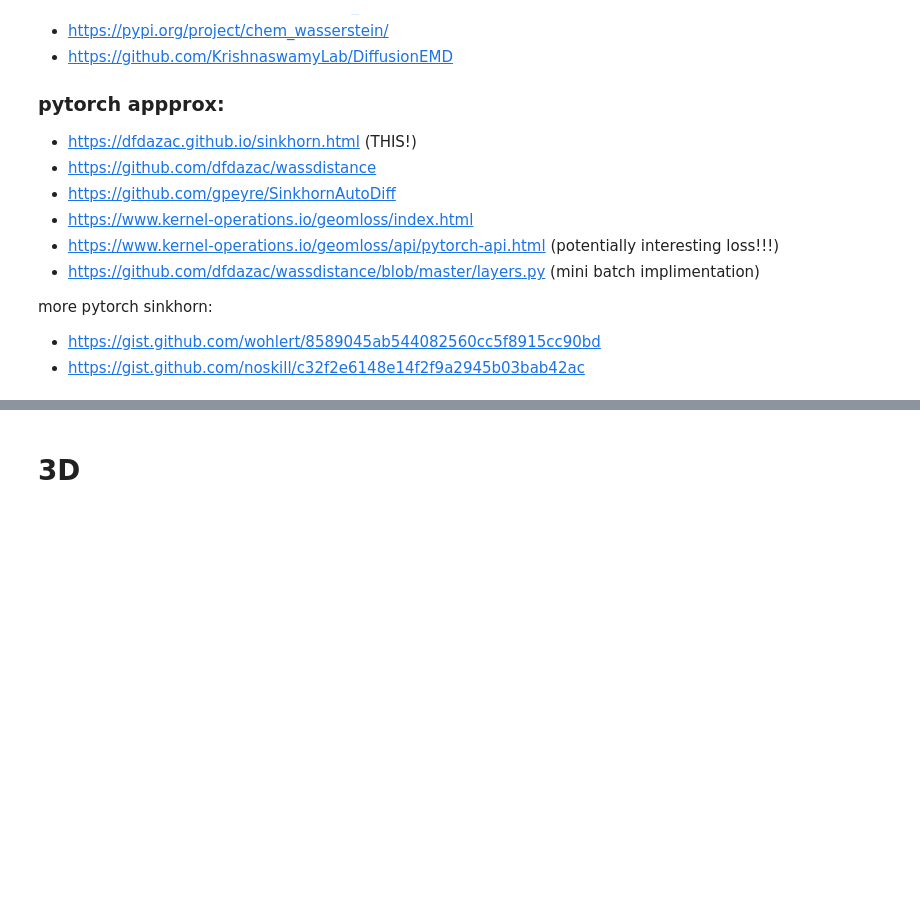
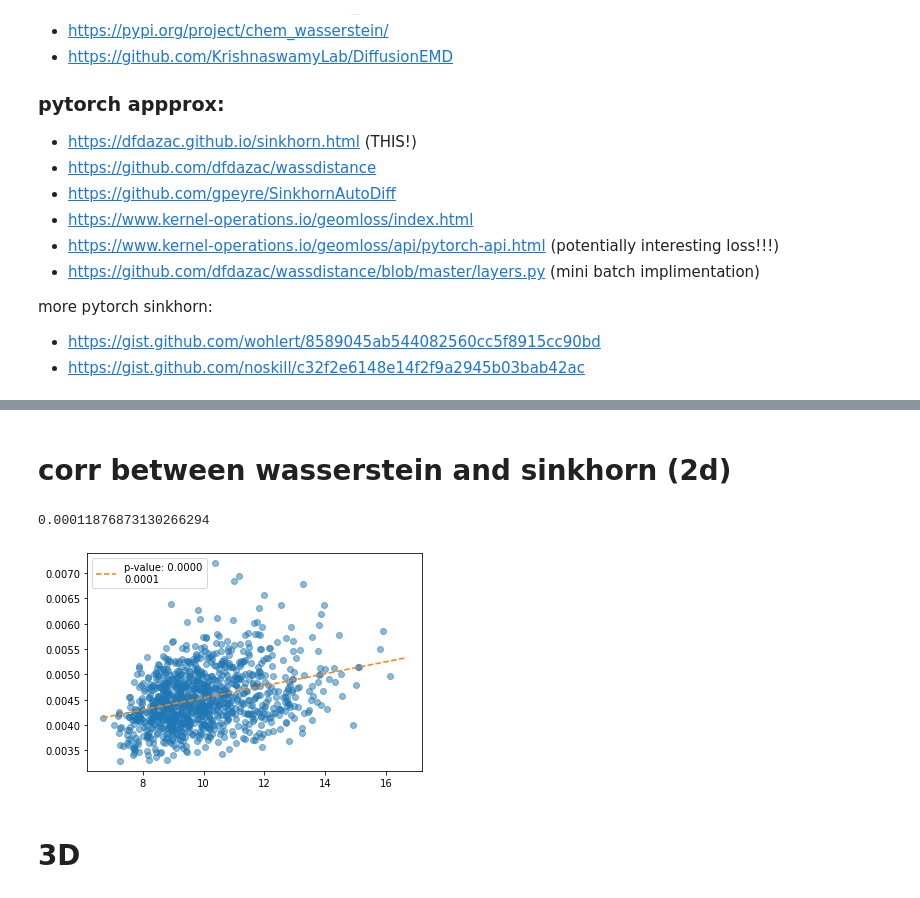
Before and after one commit to Polichinel/HydraNet_001, a Jupyter notebook: wasserstein_test.ipynb, the cells around one changed output, grey strips where cells are left out. Drawn from its saved outputs; the diff is of its cells as text; code cells hidden in the pictures; blank space fills up the shorter version.

```diff
--- a/wasserstein_test.ipynb
+++ b/wasserstein_test.ipynb
@@ -97,0 +99,2 @@ show_sinkhorn2d(x, y, P)
+# %% [markdown]
+# corr between wasserstein and sinkhorn (2d)
@@ -98,3 +127,19 @@ show_sinkhorn2d(x, y, P)
+# %%
+results.slope
+# %% [output]
+0.00011876873130266294
+# %%
+results=stats.linregress(w_list, s_list)
+
+reg_x = np.arange(min(w_list), max(w_list)+1, 1)
+reg_y = results.intercept + results.slope*reg_x
+
+plt.plot(w_list, s_list, 'o', alpha = 0.5)
+plt.plot(reg_x, reg_y, '--', label = f'p-value: {results.pvalue:.4f}\n{results.slope:.4f}')
+plt.legend()
+plt.show()
+# %% [output]
+[figure, added]
 # %% [markdown]
 # 3D
 # %% [markdown]
```
Also changed, not shown: parts of 10 cells of this notebook.
